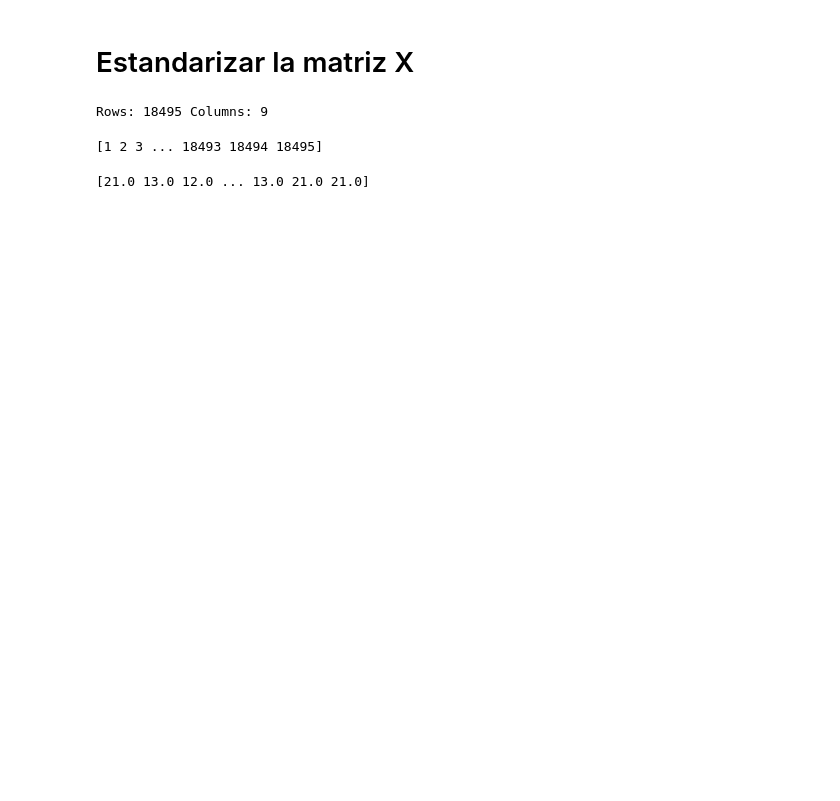
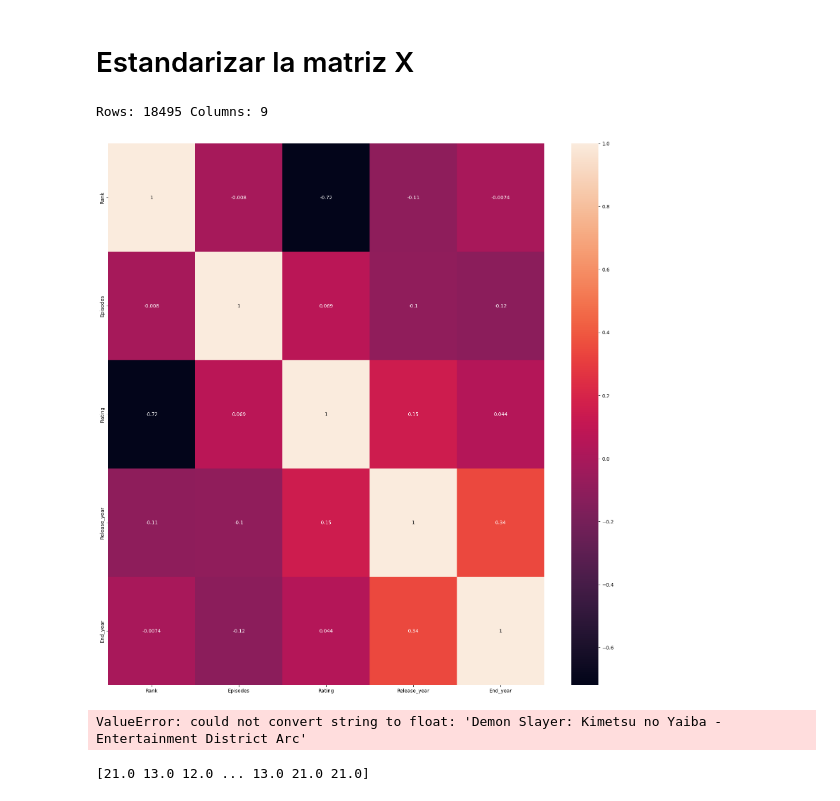
Before and after one commit to HappyFacell/ML_Project, a Jupyter notebook: Project.ipynb, the cells around one changed output. Drawn from its saved outputs; the diff is of its cells as text; code cells hidden in the pictures; blank space fills up the shorter version.

```diff
--- a/Project.ipynb
+++ b/Project.ipynb
@@ -50,12 +48,19 @@ print('Rows:', m, 'Columns:', n)
 # %% [output]
 Rows: 18495 Columns: 9
 # %%
-x = dataset[:, 0]
-y = dataset[:, 3]
+correlaciones = data.corr()
+f, ax = plt.subplots(figsize=(20, 20))
+sns.heatmap(correlaciones, annot=True)
+plt.show()
+# %% [output]
+[figure, added]
 # %%
-#Ranking
-print(x)
+scaler = StandardScaler()
+
+X = scaler.fit_transform(data)
+
+print(X)
 # %% [output]
-[1 2 3 ... 18493 18494 18495]
+ValueError: could not convert string to float: 'Demon Slayer: Kimetsu no Yaiba - Entertainment District Arc'
 # %%
 #Num. episodios
```
Also changed, not shown: parts of 4 cells of this notebook.
